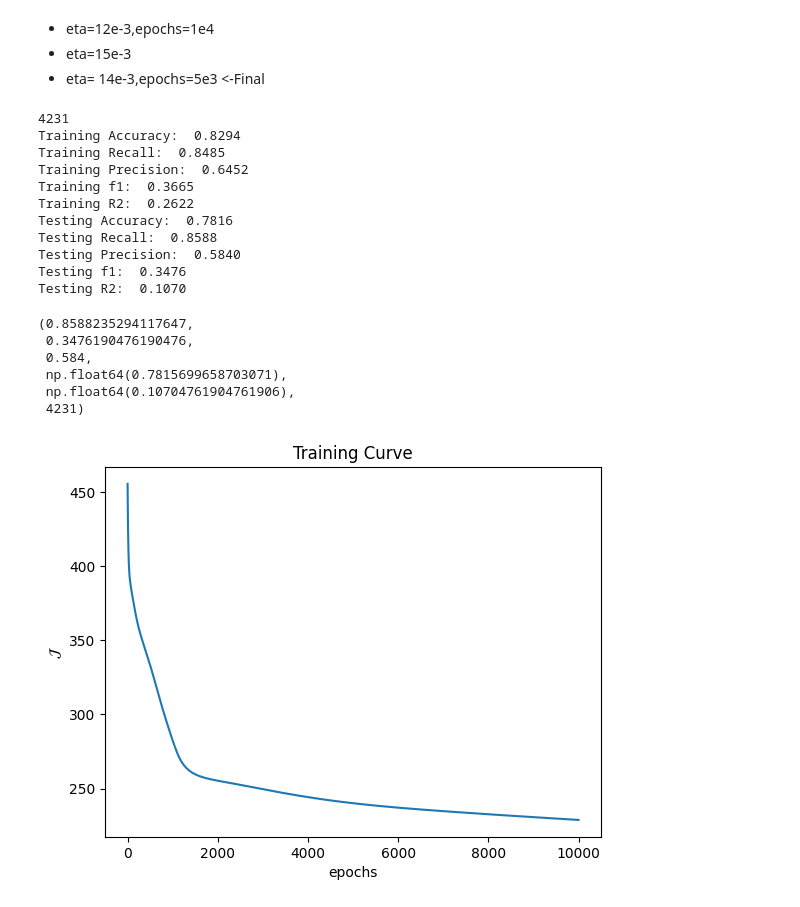
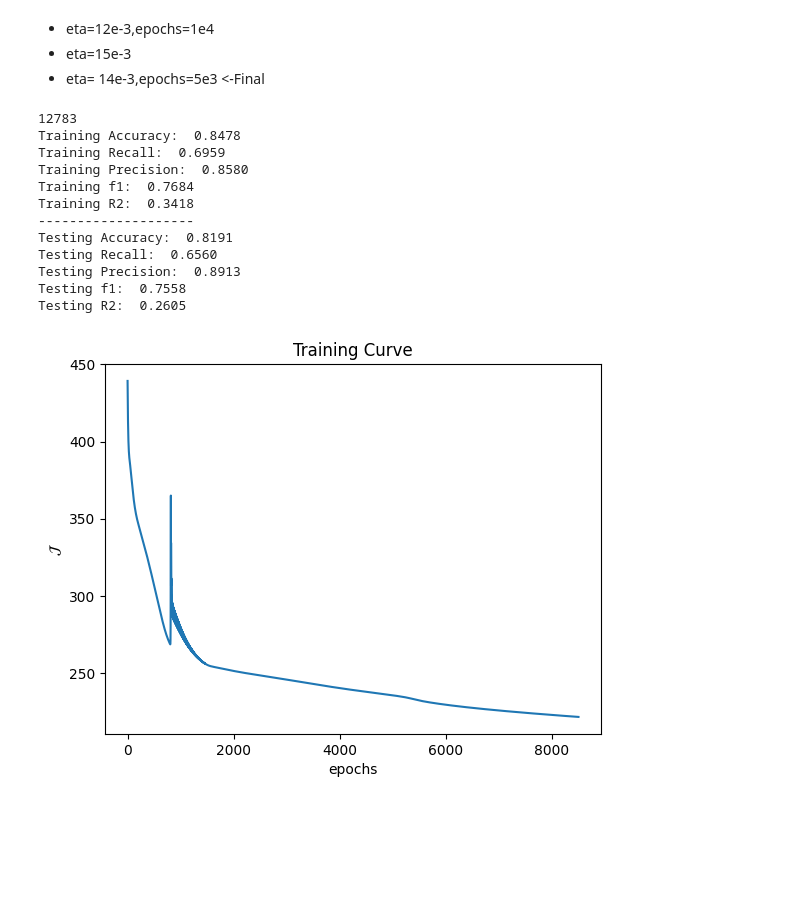
Before and after one commit to Baande11/DataScience-Training, a Jupyter notebook: TitanicPrediction.ipynb, the cells around one changed output. Drawn from its saved outputs; the diff is of its cells as text; code cells hidden in the pictures; blank space fills up the shorter version.

```diff
--- a/TitanicPrediction.ipynb
+++ b/TitanicPrediction.ipynb
@@ -68,13 +68,16 @@ def f1_recall_precision(y,y_hat):
     tp = 0
     fn = 0
     fp = 0
-    for i in range(len(y_hat)):
-        if(y[i] == 1 and y_hat[i] == 1):
-            tp+=1
-        if(y[i] == 0 and y_hat[i] == 1):
-            fn+=1
-        if(y[i] == 1 and y_hat[i] == 0):
-            fp+=1
+
+    y = y.astype(str)
+    y_hat = y_hat.astype(str)
+
+    counts = pd.DataFrame(data=(y+y_hat)).value_counts()
+
+    tp = counts.loc['11'].iloc[0]
+    fn = counts.loc['10'].iloc[0]
+    fp = counts.loc['01'].iloc[0]
+
     if(tp+fn == 0):
         r = 0
     else:
@@ -84,8 +87,8 @@ def f1_recall_precision(y,y_hat):
     else:
         p = (tp)/(tp+fp)
     if(r+p == 0):
-        return (r,0)
-    return (r, (r*p)/(r+p), p)
+        return (r,0,p)
+    return (r, 2*((r*p)/(r+p)), p)
 
 def R2(y, y_hat):
     return 1-np.sum((y-y_hat)**2)/np.sum((y-y.mean())**2)
@@ -441,26 +444,21 @@ trainstests = train_test_split(df)
 # %%
 #repeat_tests(Shallow_ANN, trainstests, eta= 14e-3,epochs=1e4)
 # %%
-run_model(Shallow_ANN, trainstests, eta= 14e-3,epochs= 1e4, architecture=None, activations=None, seed=4231)
+outputt = run_model(Shallow_ANN, trainstests, eta= 2e-2,epochs= 8.5e3, architecture=None, activations=None, seed= 12783)
 # %% [output]
-4231
-Training Accuracy:  0.8294
-Training Recall:  0.8485
-Training Precision:  0.6452
-Training f1:  0.3665
-Training R2:  0.2622
-Testing Accuracy:  0.7816
-Testing Recall:  0.8588
-Testing Precision:  0.5840
-Testing f1:  0.3476
-Testing R2:  0.1070
+12783
+Training Accuracy:  0.8478
+Training Recall:  0.6959
+Training Precision:  0.8580
+Training f1:  0.7684
+Training R2:  0.3418
+--------------------
+Testing Accuracy:  0.8191
+Testing Recall:  0.6560
+Testing Precision:  0.8913
+Testing f1:  0.7558
+Testing R2:  0.2605
-(0.8588235294117647,
- 0.3476190476190476,
- 0.584,
- np.float64(0.7815699658703071),
- np.float64(0.10704761904761906),
- 4231)
-[figure, old version]
+[figure, new version]
 # %%
 # repeat_tests(ANN, trainstests, eta=6e-3,epochs= 1e4,
 #              architecture=[5,10], activations=[np.tanh,np.tanh])
```
Also changed, not shown: parts of 10 cells of this notebook.
